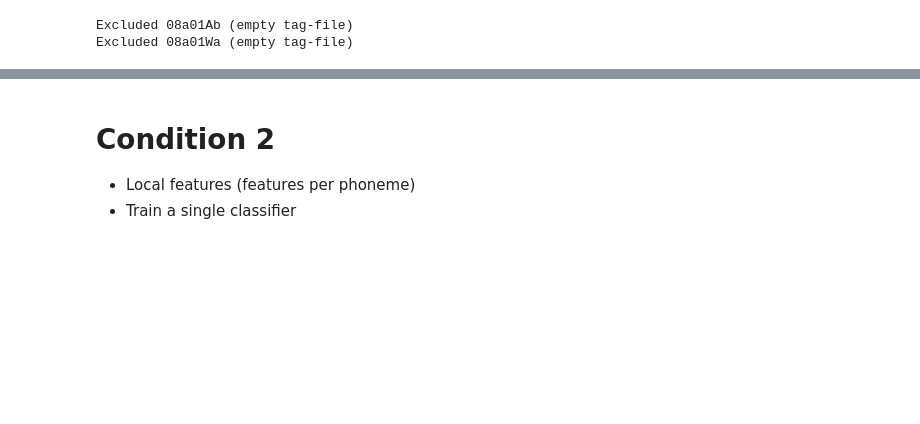
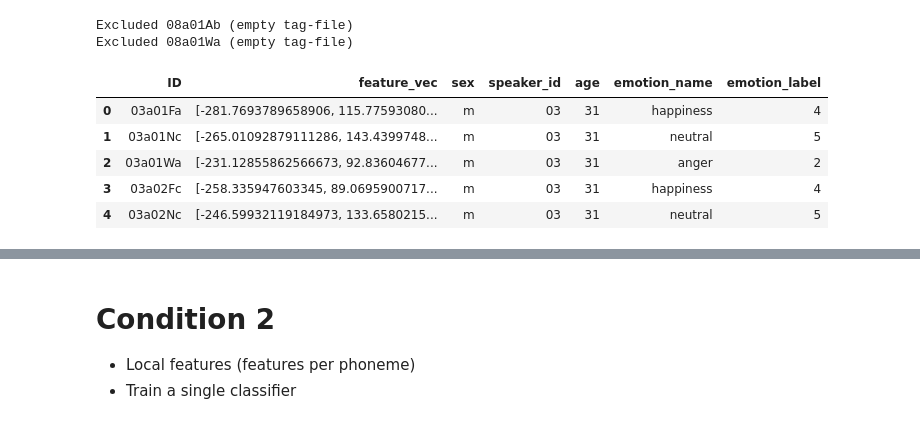
Before and after one commit to flembr/affect_recognition_hci, a Jupyter notebook: Using Tags.ipynb, the cells around one changed output, grey strips where cells are left out. Drawn from its saved outputs; the diff is of its cells as text; code cells hidden in the pictures; blank space fills up the shorter version.

```diff
--- a/Using Tags.ipynb
+++ b/Using Tags.ipynb
@@ -44,5 +45,14 @@ df_1 = dh.build_feature_data(condition=1)
 [interactive output not drawn]
 Excluded 08a01Ab (empty tag-file)
 Excluded 08a01Wa (empty tag-file)
+# %%
+df_1.head()
+# %% [output]
+|  | ID | feature_vec | sex | speaker_id | age | emotion_name | emotion_label |
+| 0 | 03a01Fa | [-281.7693789658906, 115.77593080... | m | 03 | 31 | happiness | 4 |
+| 1 | 03a01Nc | [-265.01092879111286, 143.4399748... | m | 03 | 31 | neutral | 5 |
+| 2 | 03a01Wa | [-231.12855862566673, 92.83604677... | m | 03 | 31 | anger | 2 |
+| 3 | 03a02Fc | [-258.335947603345, 89.0695900717... | m | 03 | 31 | happiness | 4 |
+| 4 | 03a02Nc | [-246.59932119184973, 133.6580215... | m | 03 | 31 | neutral | 5 |
 # %%
 df_scores_1 = pd.DataFrame()
```
Also changed, not shown: parts of 5 cells of this notebook, 6 other files.
